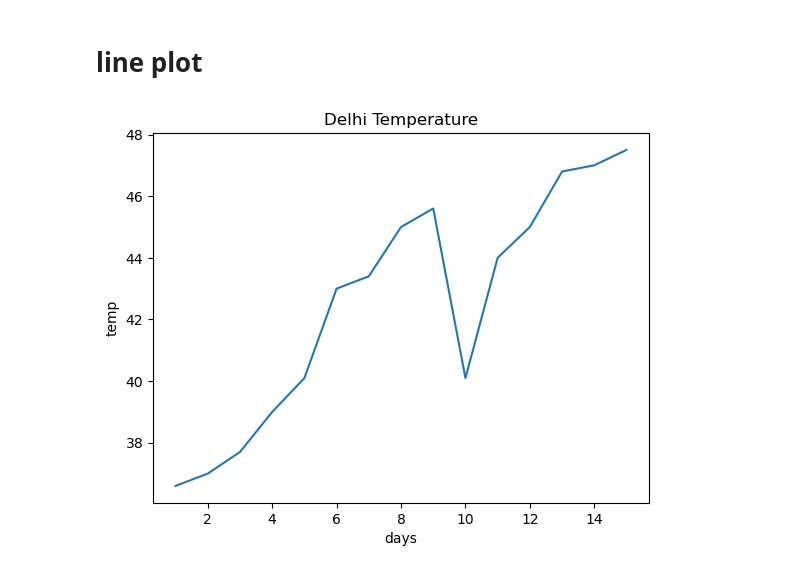
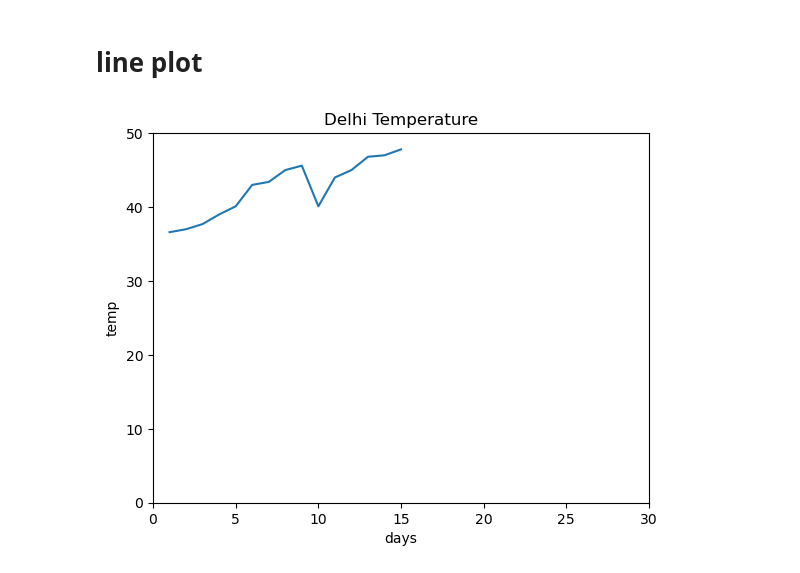
Before and after one commit to jeetsil07/machine_learning_handson, a Jupyter notebook: matplotlib/mat1.ipynb, the cells around one changed output. Saved outputs shown, nothing was run; the diff lists cells and outputs as text; code cells hidden in the pictures.

```diff
--- a/matplotlib/mat1.ipynb
+++ b/matplotlib/mat1.ipynb
@@ -4,13 +4,13 @@ import matplotlib.pyplot as plt
 # line plot
 # %%
 days = [1,2,3,4,5,6,7,8,9,10,11,12,13,14,15]
-temperature = [36.6,37,37.7,39,40.1,43,43.4,45,45.6,40.1,44,45,46.8,47,47.5]
+temperature = [36.6,37,37.7,39,40.1,43,43.4,45,45.6,40.1,44,45,46.8,47,47.8]
 # %%
 plt.plot(days,temperature)
-plt.axis()
+plt.axis([0,30,0,50])
 plt.title("Delhi Temperature")
 plt.xlabel("days")
 plt.ylabel("temp")
 plt.show()
 # %% [output]
-[figure, old version]
+[figure, new version]
```
Also changed, not shown: parts of 3 cells of this notebook.
